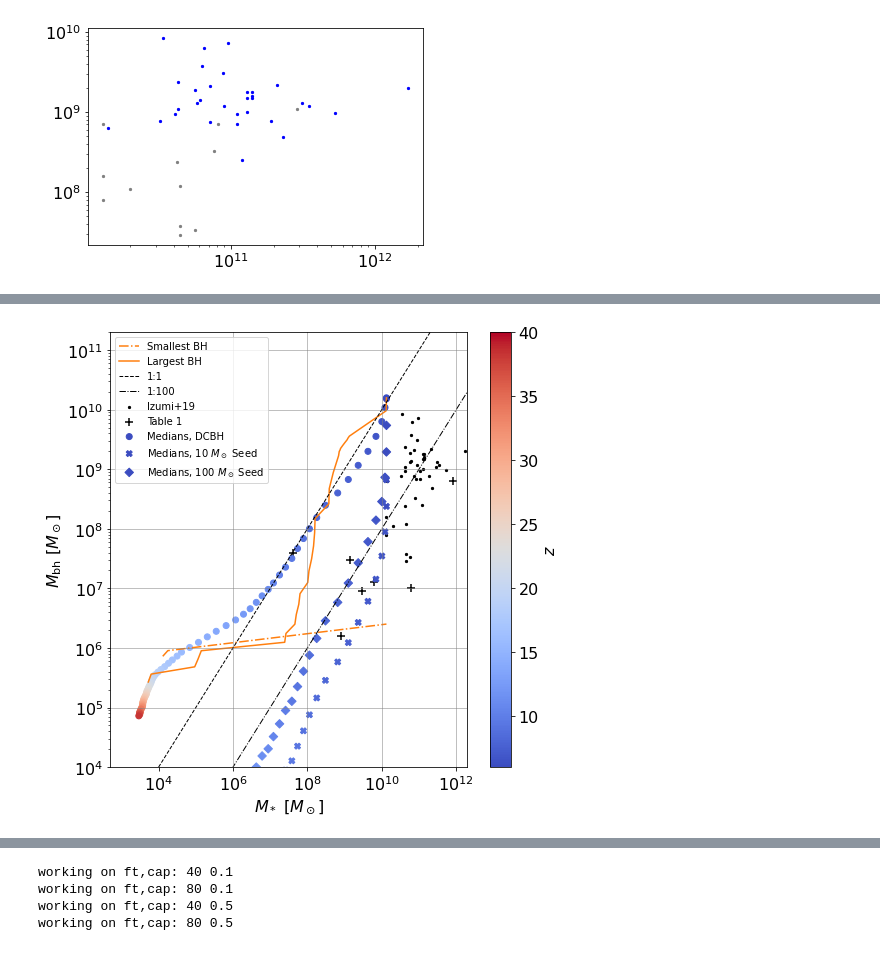
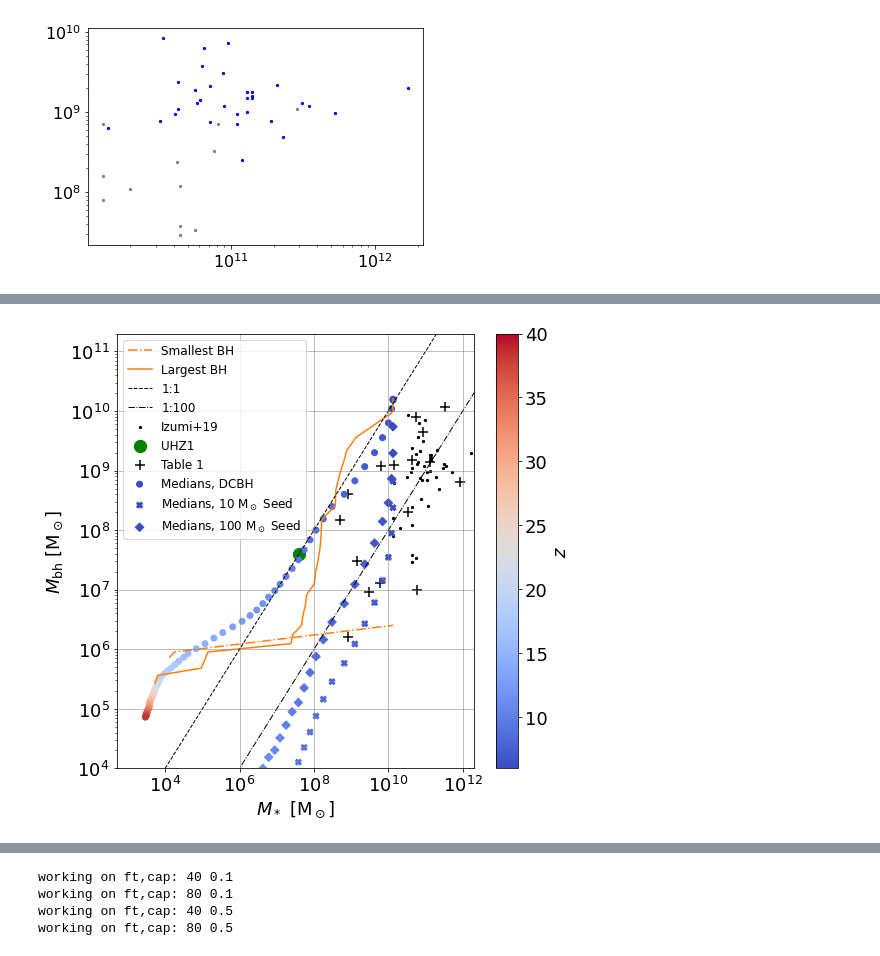
Before and after one commit to mscoggs/dcbh_relation_lifetime, a Jupyter notebook: analyze_trees.ipynb, the cells around one changed output, grey strips where cells are left out. Drawn from its saved outputs; the diff is of its cells as text; code cells hidden in the pictures.

```diff
--- a/analyze_trees.ipynb
+++ b/analyze_trees.ipynb
@@ -1172,3 +1107,4 @@ def get_all_trees(tree_ids, all_branches,ft,cap,optimstic,keep_all,full=True,see
 # %%
-ft,cap,optimistic,keep_all,full = 80,0.1,True,True, True
-all_trees = get_all_trees(tree_ids, all_branches,ft,cap,optimistic,keep_all,full=full)
+ft,cap,optimistic,keep_all,full = 80,0.1,True,False,False
+cap_fraction=0.1
+all_trees = get_all_trees(tree_ids, all_branches,ft,cap,optimistic,keep_all,full=full,cap_fraction=cap_fraction)
@@ -1817,7 +1757,8 @@ plt.savefig("figures/j_hist.pdf",bbox_inches="tight")
 ft,cap,optimistic,keep_all = 80,0.1,True,True
 all_trees = get_all_trees(tree_ids, all_branches,ft,cap,optimistic,keep_all,full=True)
 # %%
-# plt.rcParams.update({'font.size': 12})
+plt.rcParams.update({'font.size': 12})
+
 main_trees = all_branches[4::BRANCH_PER_TREE]
 hm = np.array([np.array(t["mass"][::-1]) for t in main_trees])
 lengths = np.array([np.size(b) for b in hm])
@@ -1835,12 +1776,14 @@ plt.plot([20,20.1], [1e8,1e8], label="most irradiated DCBH candidate", lw=2, c="
 
 i=0
 for t in main_trees:
-    plt.plot(t["z"],t["mass"],c="black", alpha=0.2,lw=0.1)
+#     print(len(t["z"]), len(t["mass"]))
+#     print(t["z"])
+    plt.plot(np.array(t["z"]),np.array(t["mass"]),c="black", alpha=0.2,lw=0.1)
     i+=1
     if(i%1000 ==0):
         print(i)
 
-plt.plot(z_av,av_hm, label="median mass", c="red")
+plt.plot(np.array(z_av),np.array(av_hm), label="median mass", c="red")
 
 z_range = np.arange(6,50)
 for T in [1e4,1e5,1e6,1e7]:
@@ -1852,10 +1795,10 @@ for T in [1e4,1e5,1e6,1e7]:
 plt.yscale("log")
 plt.ylim(5e6,2e12)
 
-plt.legend(fontsize=10)
+plt.legend(fontsize=8)
 plt.yscale("log")
 plt.xlabel("z")
-plt.ylabel(r"M $[M_\odot]$")
+plt.ylabel(r"$M_{\rm halo} \ [{\rm M}_\odot]$")
 plt.savefig("figures/mass_vs_redshift.pdf",bbox_inches="tight")
 # %% [output]
 1000
@@ -1966,16 +1893,19 @@ plt.xscale("log")
+# %%
+plt.rcParams.update({'font.size': 18})
+# %%
+MBH_OBS = [1.47e8,1.3e7, 1e7, 9e6, 1.6e6, 6.4e8, 3e7, 1.15e10, 7.79e9, 1.53e9, 1.24e9, 1.19e9,4.36e9,4e8, 1.4e9, 2.0e8]
+MSTAR_OBS = [5e8,6e9,6e10,3e9,8e8,8.3e11, 1.4e9, 3.38e11,5.49e10,4.46e10,1.38e10,6.45e9,8.5e10,8.3e8,1.3e11, 3.4e10]
 # %%
 ft,cap,optimistic,keep_all = 40,0.1,False,True
 all_trees = get_all_trees(tree_ids, all_branches,ft,cap,optimistic,keep_all,full=False)
 all_trees_pop3_10 = get_all_trees(tree_ids, all_branches,ft,cap,optimistic,keep_all,full=False, seed=10)
 all_trees_pop3_100 = get_all_trees(tree_ids, all_branches,ft,cap,optimistic,keep_all,full=False, seed=100)
 
-mstar_UHZ1 = 4e7
-mbh_UHZ1 = 7e7
-# plt.rcParams.update({'font.size': 18})
+
 
 plt.figure(figsize=(8,8))
-plt.xlabel(r"$M_* \ [M_\odot]$")
-plt.ylabel(r"$M_{\rm bh} \ [M_\odot]$")
+plt.xlabel(r"$M_* \ [{\rm M}_\odot]$")
+plt.ylabel(r"$M_{\rm bh} \ [{\rm M}_\odot]$")
 plt.yscale("log")
 ymax,ymin,xmax,xmin = 2e11,1e4,2e12,5e2
 
@@ -1988,38 +1918,38 @@ least_massive_sm, least_massive_bh, most_massive_sm, most_massive_bh = find_min_
 
 #z, bh_av, bh_std,sm_av, sm_std = find_averages(all_trees)
 z, bh_av, bh_std,sm_av, sm_std = find_averages(all_trees,median=True)
 
 z2, bh_av2, bh_std2,sm_av2, sm_std2 = find_averages(all_trees_pop3_10,median=True)
 z3, bh_av3, bh_std3,sm_av3, sm_std3 = find_averages(all_trees_pop3_100,median=True)
 plt.scatter(stellar_mass, bh_mass,s=S,color="black",label="Izumi+19")
 
 plt.plot(least_massive_sm, least_massive_bh, color = "tab:orange", label="Smallest BH", ls ="-.")
 plt.plot(most_massive_sm, most_massive_bh, color = "tab:orange", label="Largest BH")
-# plt.scatter(mstar_UHZ1, mbh_UHZ1, label="UZH1", color="black",s=S*10 )
-mbh = [4e7, 1.3e7, 1e7, 9e6, 1.6e6, 6.4e8, 3e7]
-m_star = [4e7,6e9,6e10,3e9,8e8,8.3e11, 1.4e9]
-plt.scatter(m_star, mbh, label="Table 1", color="black",s=S*10, marker="+" )
+plt.scatter(4e7, 4e7, label="UHZ1", color="green",s=S*30 )
+mbh = MBH_OBS
+m_star = MSTAR_OBS
+plt.scatter(m_star, mbh, label="Table 1", color="black",s=S*20, marker="+" )
 
 #plt.errorbar(sm_av, bh_av, yerr=bh_std, xerr=sm_std , color="tab:red")
 plt.scatter(sm_av, bh_av , c=z[::-1], label="Medians, DCBH", cmap=CMAP,vmin=6,vmax=40)
-plt.scatter(sm_av2, bh_av2 , c=z2[::-1], label=r"Medians, 10 $M_\odot$ Seed", cmap=CMAP,vmin=6,vmax=40, marker="X")
-plt.scatter(sm_av3, bh_av3 , c=z3[::-1], label=r"Medians, 100 $M_\odot$ Seed", cmap=CMAP,vmin=6,vmax=40, marker="D")
+plt.scatter(sm_av2, bh_av2 , c=z2[::-1], label=r"Medians, 10 ${\rm M}_\odot$ Seed", cmap=CMAP,vmin=6,vmax=40, marker="X")
+plt.scatter(sm_av3, bh_av3 , c=z3[::-1], label=r"Medians, 100 ${\rm M}_\odot$ Seed", cmap=CMAP,vmin=6,vmax=40, marker="D")
 plt.plot([1e4,1e13], [1e4,1e13], ls="--", label = "1:1", color="black",lw=1)
 plt.plot([1e4,1e14], [1e2,1e12], ls="-.", label = "1:100", color="black",lw=1)
 
 for x_bar in np.logspace(6,12,4):
     plt.plot([x_bar,x_bar], [ymin,ymax], c="grey", lw=1,alpha=0.5)
 
 
 for y_bar in np.logspace(5,11,7):
     plt.plot([xmin,xmax], [y_bar,y_bar], c="grey", lw=1,alpha=0.5)
 
 
 
 
 plt.colorbar(label=r"$z$")
-plt.legend(fontsize=10, loc="upper left")
+plt.legend(fontsize=12, loc="upper left")
 save_title="bh_mass_vs_stellar_mass_opt="+str(optimistic)+"cap="+str(cap)+"ft="+str(ft)
 plt.savefig("figures/"+save_title+".pdf",bbox_inches='tight')
 # %% [output]
-[figure, old version]
+[figure, new version]
```
Also changed, not shown: parts of 93 cells of this notebook, 21 other files.
